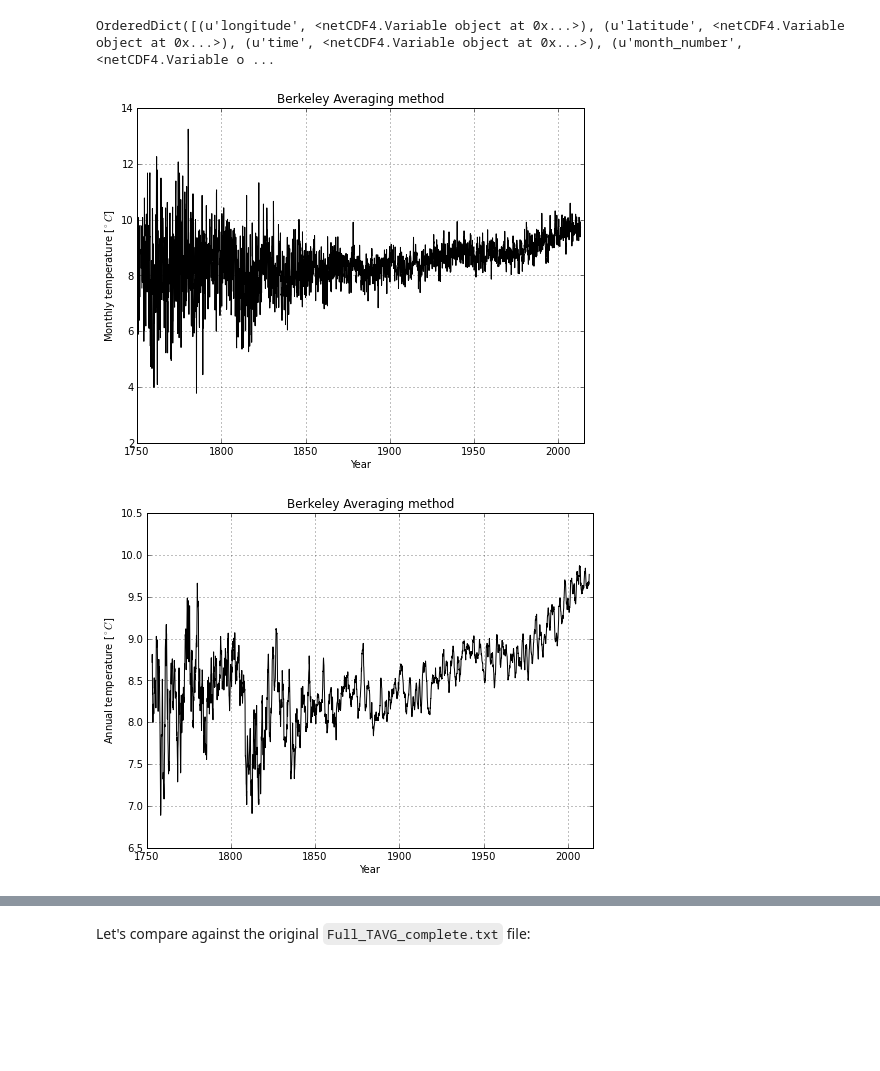
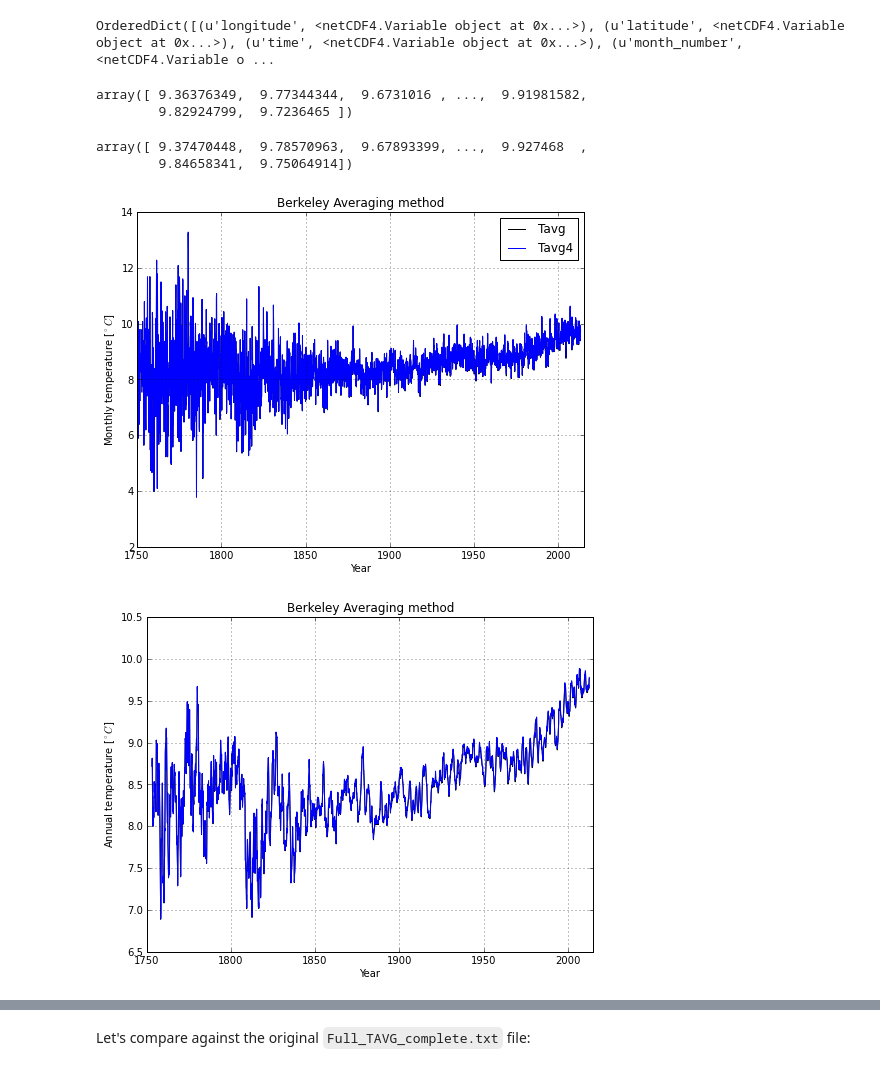
Before and after one commit to certik/climate, a Jupyter notebook: Temperature Data.ipynb, the cells around one changed output, grey strips where cells are left out. Cells and saved outputs as stored; diff of their text form; code cells hidden in the pictures; blank space fills up the shorter version.

```diff
--- a/Temperature Data.ipynb
+++ b/Temperature Data.ipynb
@@ -60,17 +61,34 @@ Tavg = nanmean(temperature, axis=1)
+# %%
+Tk = temperature+273.15+T0
+r = 4
+Tavg4 = nanmean(Tk**r, axis=1)**(1./r)-273.15
+# %%
+Tavg+T0
+# %% [output]
+array([ 9.36376349,  9.77344344,  9.6731016 , ...,  9.91981582,
+        9.82924799,  9.7236465 ])
+# %%
+Tavg4
+# %% [output]
+array([ 9.37470448,  9.78570963,  9.67893399, ...,  9.927468  ,
+        9.84658341,  9.75064914])
 # %%
-T0 = 8.79
+
 figure(figsize=(8, 6))
-plot(time, Tavg + T0, "k-")
+plot(time, Tavg + T0, "k-", label="Tavg")
+plot(time, Tavg4, "b-", label="Tavg4")
 xlabel("Year")
 ylabel("Monthly temperature [$^\circ C$]")
 title("Berkeley Averaging method")
 xlim([1750, 2015])
 grid()
+legend();
 # %% [output]
-[figure, old version]
+[figure, new version]
 # %%
 figure(figsize=(8, 6))
 plot(time, month_to_year(Tavg)+T0, "k-")
+plot(time, month_to_year(Tavg4), "b-")
 xlabel("Year")
 ylabel("Annual temperature [$^\circ C$]")
 title("Berkeley Averaging method")
@@ -78,7 +96,7 @@ xlim([1750, 2015])
 ylim([6.5, 10.5])
 grid()
 # %% [output]
-[figure, old version]
+[figure, new version]
 # %%
 figure(figsize=(8, 6))
 plot(time, month_to_10years(Tavg)+T0, "k-")
```
Also changed, not shown: parts of 2 cells of this notebook.
